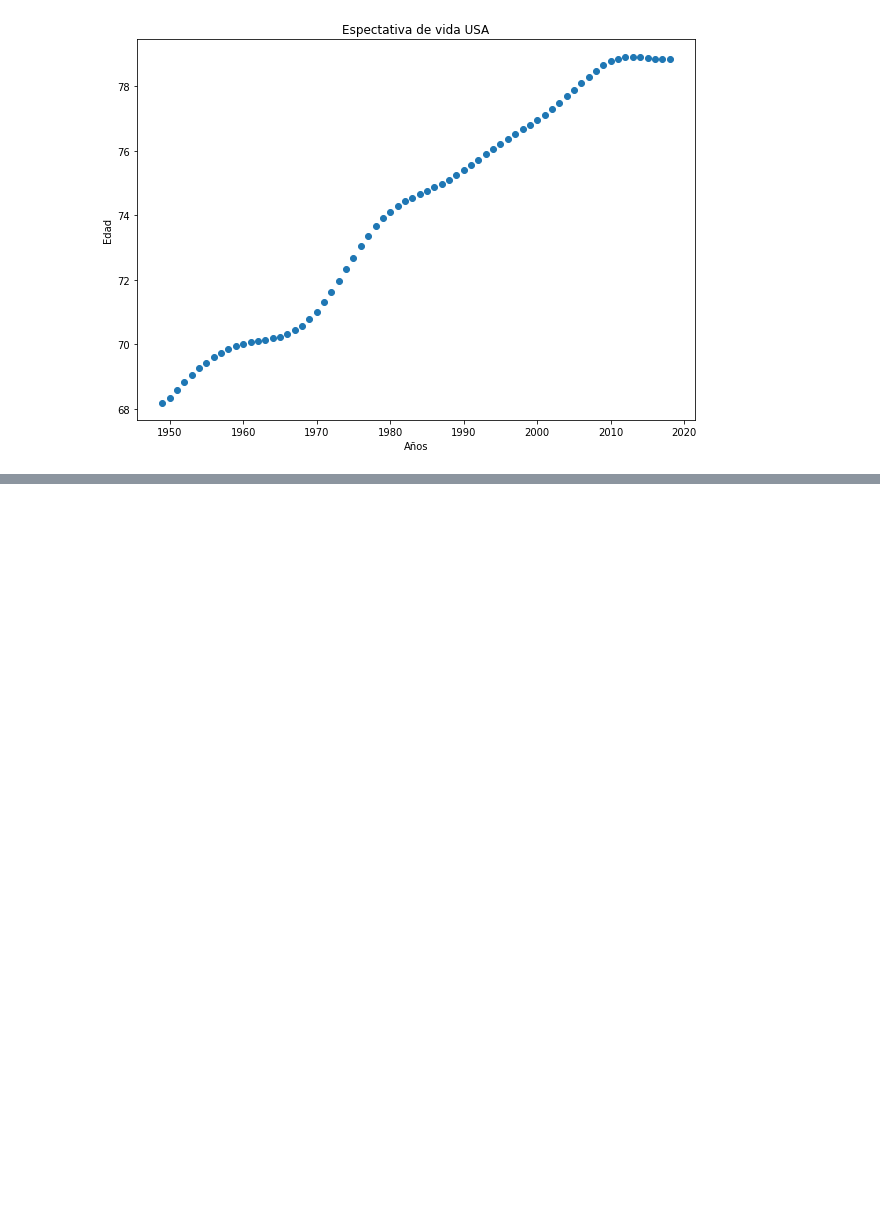
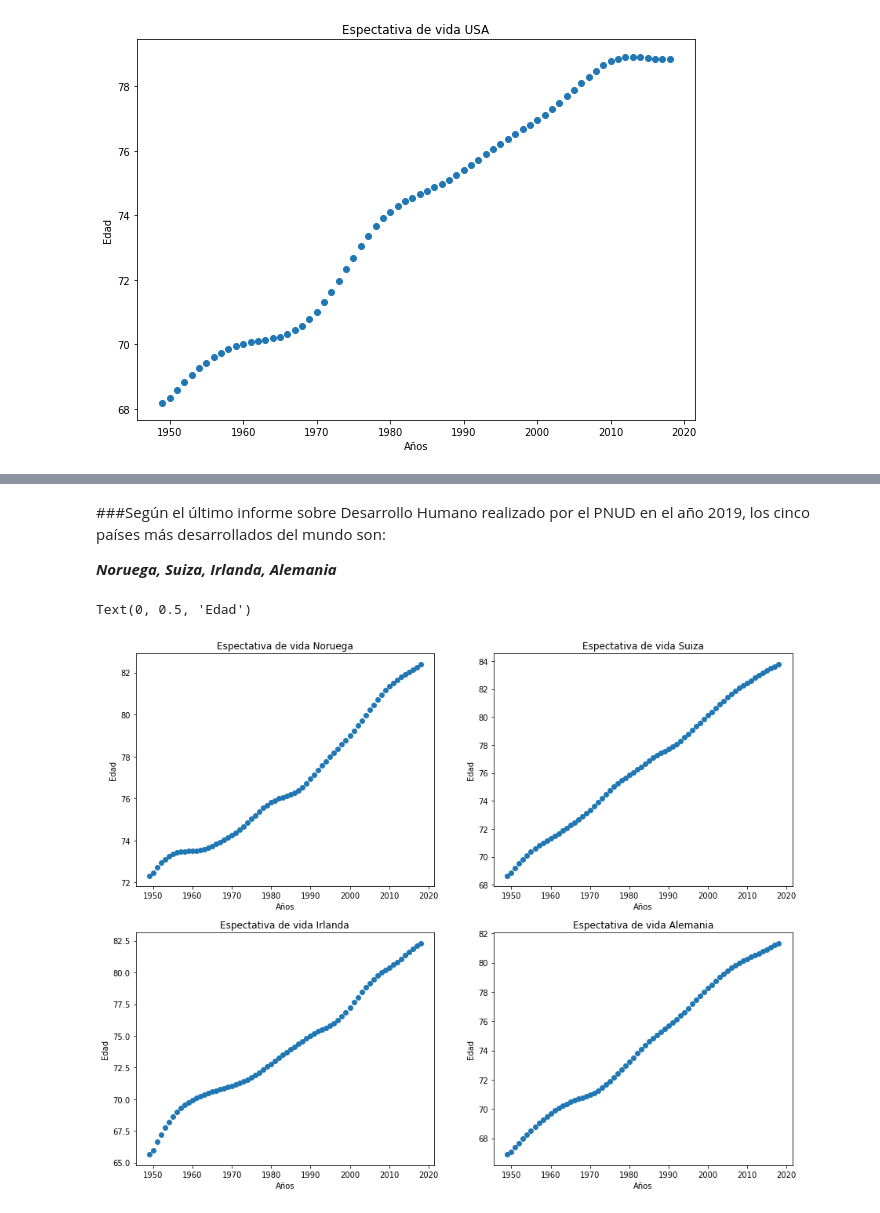
Before and after one commit to jlazo3010/An-lisis_datos, a Jupyter notebook: Expectativa_de_vida.ipynb, the cells around one changed output, grey strips where cells are left out. Cells and saved outputs as stored; diff of their text form; code cells hidden in the pictures; blank space fills up the shorter version.

```diff
--- a/Expectativa_de_vida.ipynb
+++ b/Expectativa_de_vida.ipynb
@@ -243,0 +248,37 @@ Precisión del modelo:
+# %% [markdown]
+###Según el último informe sobre Desarrollo Humano realizado por el PNUD en el año 2019, los cinco países más desarrollados del mundo son:
+
+***Noruega, Suiza, Irlanda, Alemania***
+# %%
+Noruega = df[df['Entity'] == 'Norway'] #Filtramos los datos de Noruega
+Suiza = df[df['Entity'] == 'Switzerland'] #Filtramos los datos de Suiza
+Irlanda = df[df['Entity'] == 'Ireland'] #Filtramos los datos de Irlanda
+Alemania = df[df['Entity'] == 'Germany'] #Filtramos los datos de Alemania
+# %%
+figure, axes = plt.subplots(figsize = (15,12))
+plt.subplot(221)
+p1 = plt.scatter(x = range(1949,2019), y = Noruega.mean())
+plt.title('Espectativa de vida Noruega')
+plt.xlabel('Años')
+plt.ylabel('Edad')
+
+plt.subplot(222)
+p2 = plt.scatter(x = range(1949,2019), y = Suiza.mean())
+plt.title('Espectativa de vida Suiza')
+plt.xlabel('Años')
+plt.ylabel('Edad')
+
+plt.subplot(223)
+p3 = plt.scatter(x = range(1949,2019), y = Irlanda.mean())
+plt.title('Espectativa de vida Irlanda')
+plt.xlabel('Años')
+plt.ylabel('Edad')
+
+plt.subplot(224)
+p4 = plt.scatter(x = range(1949,2019), y = Alemania.mean())
+plt.title('Espectativa de vida Alemania')
+plt.xlabel('Años')
+plt.ylabel('Edad')
+# %% [output]
+Text(0, 0.5, 'Edad')
+[figure, added]
```
Also changed, not shown: parts of 41 cells of this notebook.
